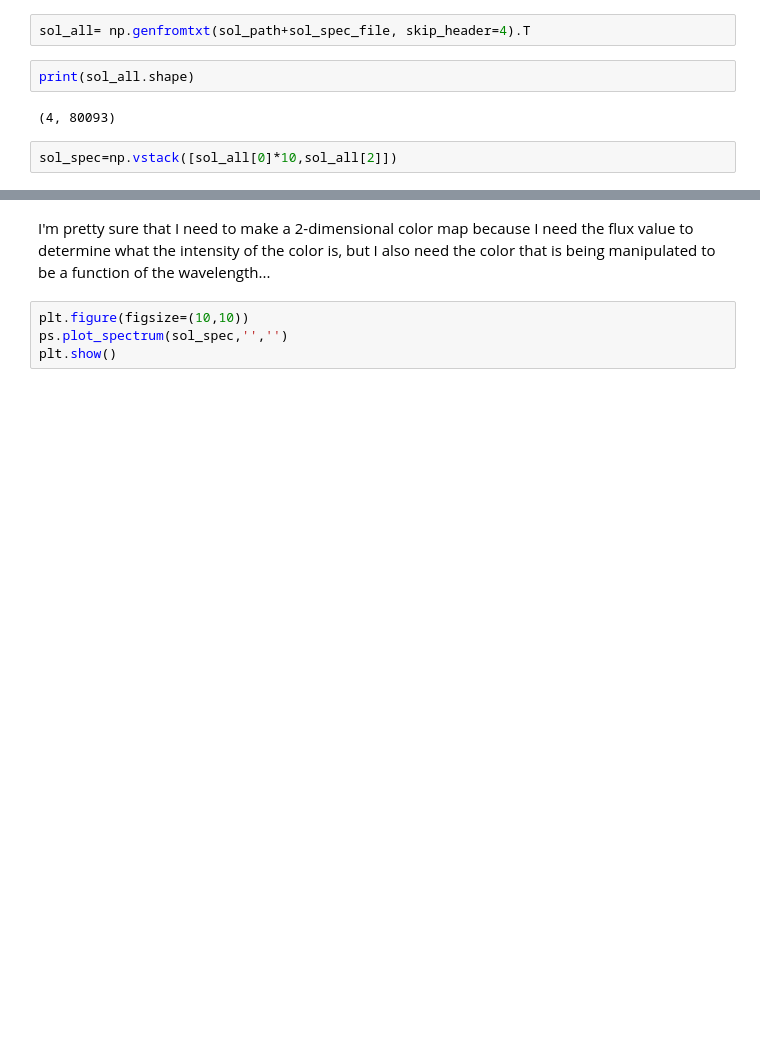
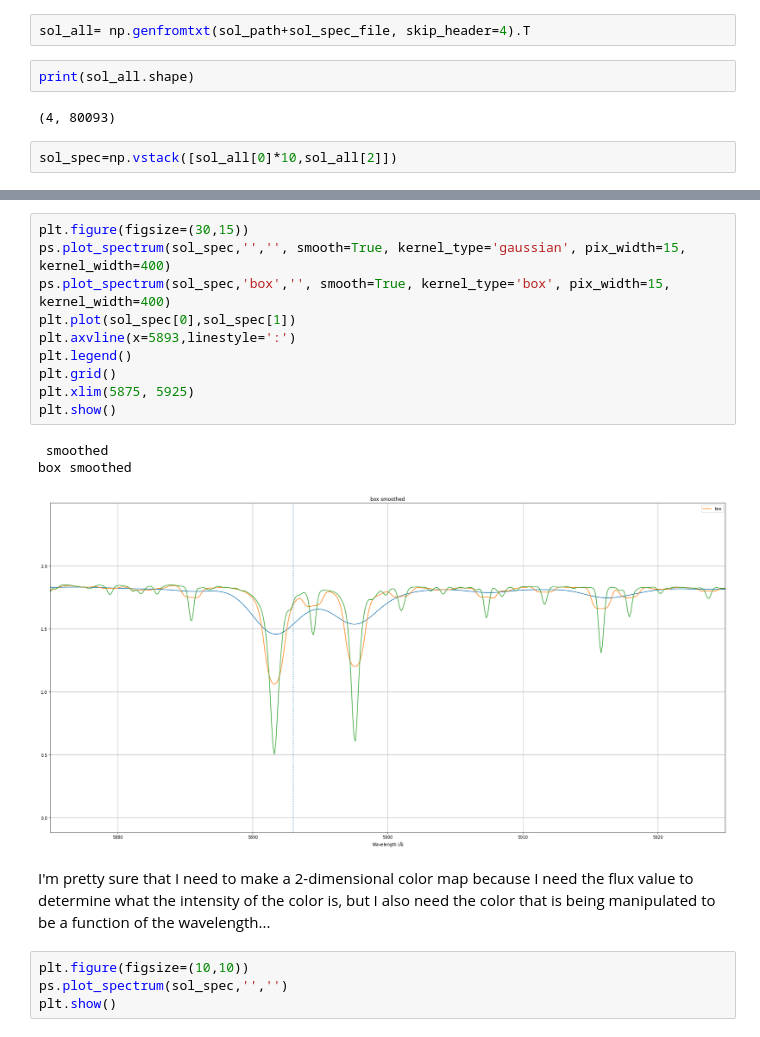
Before and after one commit to bkaiser94/radial_velocity_calculations, a Jupyter notebook: generate_solar_spectrum.ipynb, the cells around one changed output, grey strips where cells are left out. Drawn from its saved outputs; the diff is of its cells as text; blank space fills up the shorter version.

```diff
--- a/generate_solar_spectrum.ipynb
+++ b/generate_solar_spectrum.ipynb
@@ -69,6 +68,20 @@ plt.show()
  smoothed
 box smoothed
 [figure]
+# %%
+plt.figure(figsize=(30,15))
+ps.plot_spectrum(sol_spec,'','', smooth=True, kernel_type='gaussian', pix_width=15, kernel_width=400)
+ps.plot_spectrum(sol_spec,'box','', smooth=True, kernel_type='box', pix_width=15, kernel_width=400)
+plt.plot(sol_spec[0],sol_spec[1])
+plt.axvline(x=5893,linestyle=':')
+plt.legend()
+plt.grid()
+plt.xlim(5875, 5925)
+plt.show()
+# %% [output]
+ smoothed
+box smoothed
+[figure, added]
 # %% [markdown]
 I'm pretty sure that I need to make a 2-dimensional color map because I need the flux value to determine what the intensity of the color is, but I also need the color that is being manipulated to be a function of the wavelength...
 # %%
```
Also changed, not shown: parts of 6 cells of this notebook, 7 other files.
